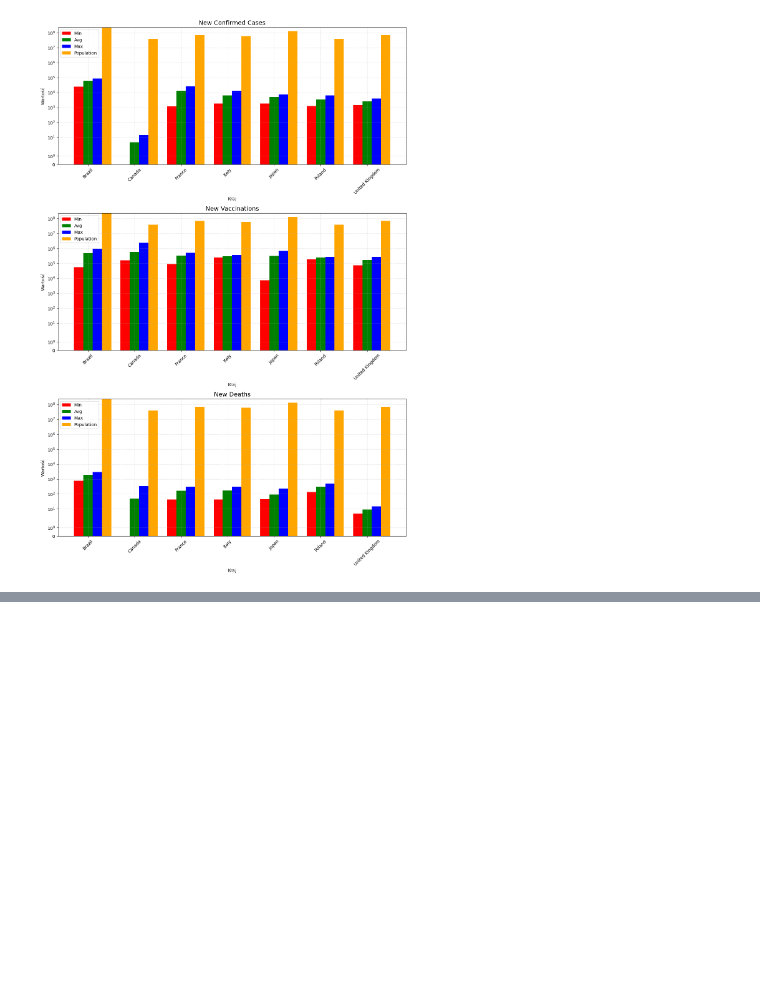
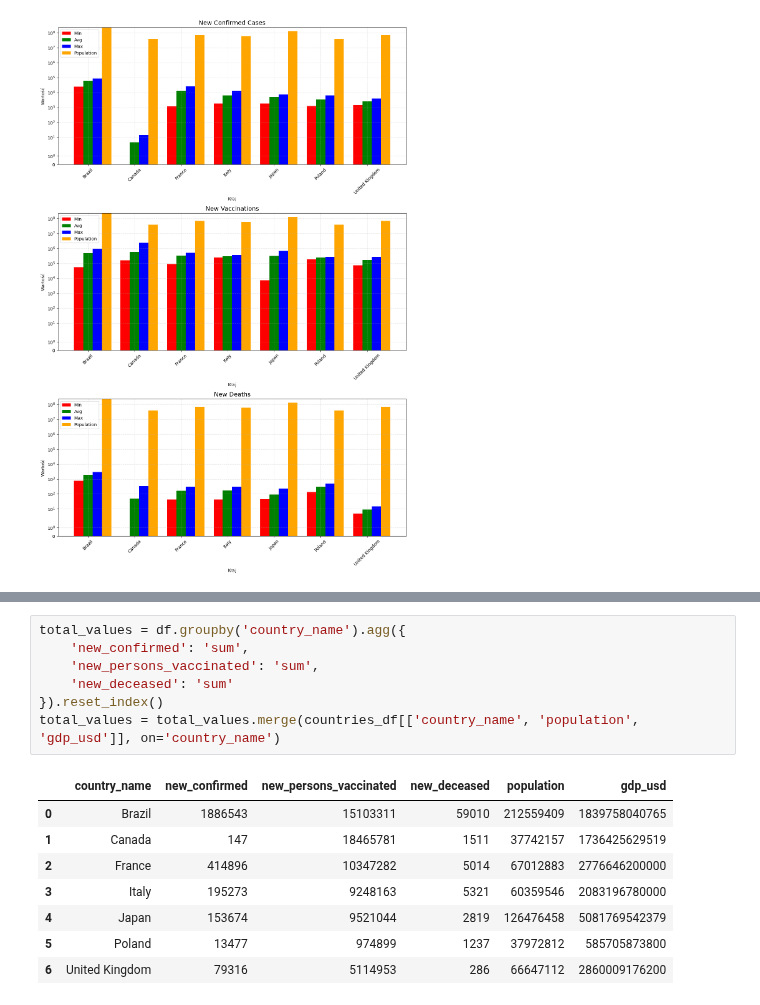
Before and after one commit to JakubKaczmarek5764/BigData1, a Jupyter notebook: zad2.ipynb, the cells around one changed output, grey strips where cells are left out. Drawn from its saved outputs; the diff is of its cells as text; blank space fills up the shorter version.

```diff
--- a/zad2.ipynb
+++ b/zad2.ipynb
@@ -285,0 +298,16 @@ plt.show()
+# %%
+total_values = df.groupby('country_name').agg({
+    'new_confirmed': 'sum',
+    'new_persons_vaccinated': 'sum',
+    'new_deceased': 'sum'
+}).reset_index()
+total_values = total_values.merge(countries_df[['country_name', 'population', 'gdp_usd']], on='country_name')
+# %% [output]
+|  | country_name | new_confirmed | new_persons_vaccinated | new_deceased | population | gdp_usd |
+| 0 | Brazil | 1886543 | 15103311 | 59010 | 212559409 | 1839758040765 |
+| 1 | Canada | 147 | 18465781 | 1511 | 37742157 | 1736425629519 |
+| 2 | France | 414896 | 10347282 | 5014 | 67012883 | 2776646200000 |
+| 3 | Italy | 195273 | 9248163 | 5321 | 60359546 | 2083196780000 |
+| 4 | Japan | 153674 | 9521044 | 2819 | 126476458 | 5081769542379 |
+| 5 | Poland | 13477 | 974899 | 1237 | 37972812 | 585705873800 |
+| 6 | United Kingdom | 79316 | 5114953 | 286 | 66647112 | 2860009176200 |
```
Also changed, not shown: parts of 4 cells of this notebook.
